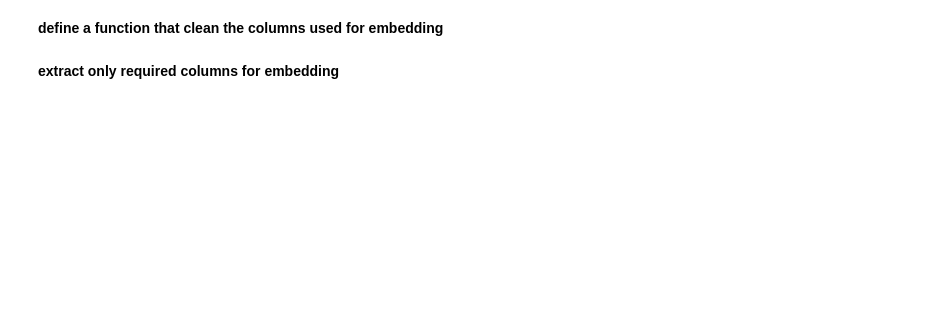
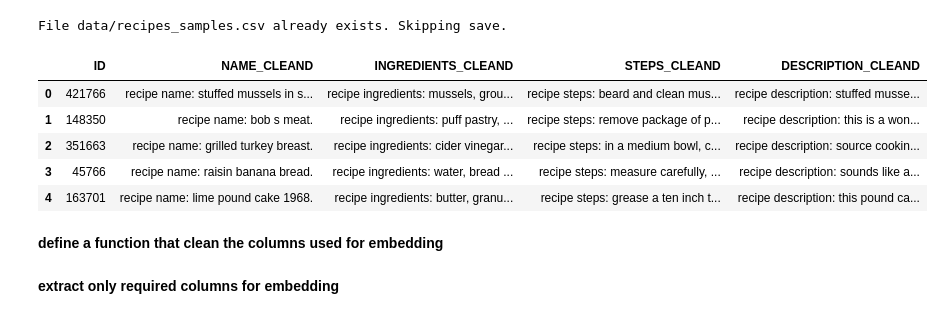
Before and after one commit to M2-ISD-NutriRAG/NutriRAG, a Jupyter notebook: experiments/create_embedding.ipynb, the cells around one changed output. Saved outputs shown, nothing was run; the diff lists cells and outputs as text; code cells hidden in the pictures; blank space fills up the shorter version.

```diff
--- a/experiments/create_embedding.ipynb
+++ b/experiments/create_embedding.ipynb
@@ -7 +29,6 @@ import os
+# %%
+CONFIG_FILE_PATH = "config/base_config.json"
+
+with open(CONFIG_FILE_PATH, "r", encoding="utf-8") as f:
+    config = json.load(f)
 # %% [markdown]
@@ -72,3 +36,33 @@ df_recipes.head()
+# %%
+INPUT_RECIPIES_FILE = config['input_recipies_file']
+df_recipes = pd.DataFrame()
+
+#check if the file already exists read it
+if os.path.exists(INPUT_RECIPIES_FILE):
+    print(f"File {INPUT_RECIPIES_FILE} already exists. Skipping save.")
+    df_recipes = pd.read_csv(INPUT_RECIPIES_FILE)
+else:
+    print(f"Saving DataFrame to {INPUT_RECIPIES_FILE}")
+    client = SnowflakeClient()
+
+    conn = client._conn
+    table = "RECIPES_SAMPLE_EVAL_EMBEDDING"
+
+    df_recipes = pd.read_sql(f"SELECT * FROM {table}", conn)
+
+    client.close()
+
+    df_recipes.to_csv(INPUT_RECIPIES_FILE, index=False)
+
+df_recipes.head()
+# %% [output]
+File data/recipes_samples.csv already exists. Skipping save.
+|  | ID | NAME_CLEAND | INGREDIENTS_CLEAND | STEPS_CLEAND | DESCRIPTION_CLEAND |
+| 0 | 421766 | recipe name: stuffed mussels in s... | recipe ingredients: mussels, grou... | recipe steps: beard and clean mus... | recipe description: stuffed musse... |
+| 1 | 148350 | recipe name: bob s meat. | recipe ingredients: puff pastry, ... | recipe steps: remove package of p... | recipe description: this is a won... |
+| 2 | 351663 | recipe name: grilled turkey breast. | recipe ingredients: cider vinegar... | recipe steps: in a medium bowl, c... | recipe description: source cookin... |
+| 3 | 45766 | recipe name: raisin banana bread. | recipe ingredients: water, bread ... | recipe steps: measure carefully, ... | recipe description: sounds like a... |
+| 4 | 163701 | recipe name: lime pound cake 1968. | recipe ingredients: butter, granu... | recipe steps: grease a ten inch t... | recipe description: this pound ca... |
 # %% [markdown]
 **define a function that clean the columns used for embedding**
 # %%
```
Also changed, not shown: parts of 19 cells of this notebook, 5 other files.
